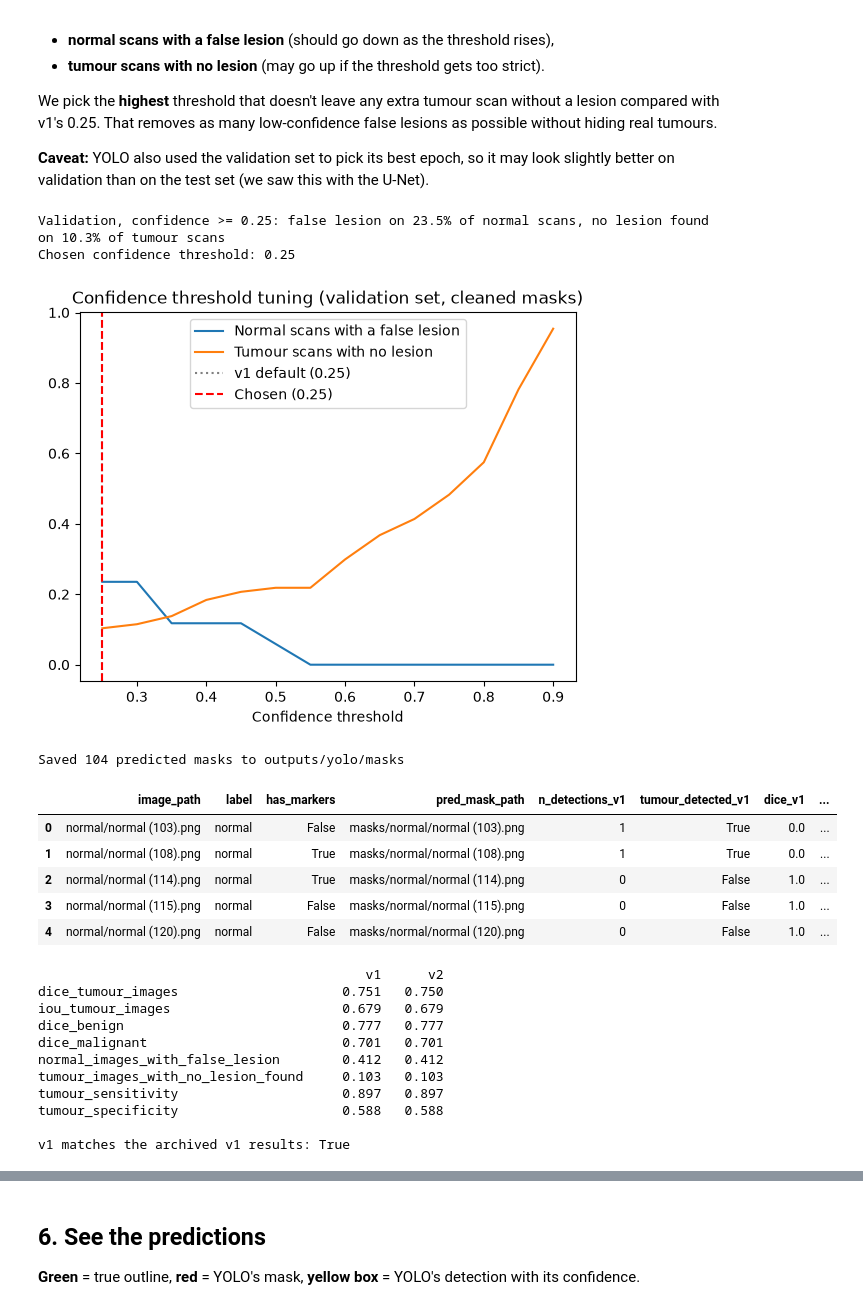
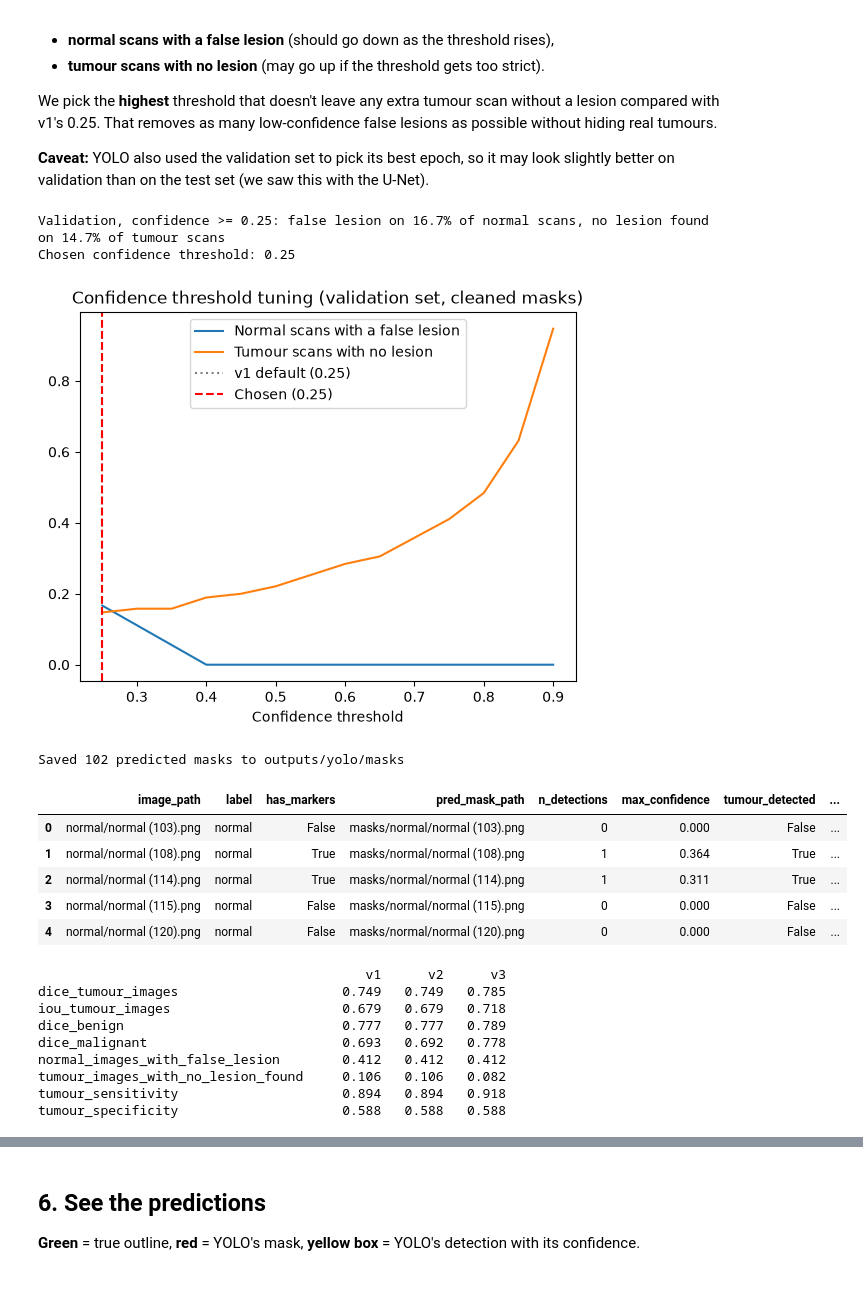
Before and after one commit to Prajwaln08/breast-cancer-detection, a Jupyter notebook: ultrasonic_scans/05_model_yolo.ipynb, the cells around one changed output, grey strips where cells are left out. Cells and saved outputs as stored; diff of their text form; code cells hidden in the pictures.

```diff
--- a/ultrasonic_scans/05_model_yolo.ipynb
+++ b/ultrasonic_scans/05_model_yolo.ipynb
@@ -63,6 +72,7 @@ from ultralytics import YOLO
 ## 2. Settings
 # %%
 DATA_DIR = Path('data')
+ARCHIVE_DIR = Path('outputs/archive')      # v3: v1 and v2 results, used for the comparison
 YOLO_DIR = Path('outputs/yolo')            # everything for this model is saved here
 DATASET_DIR = YOLO_DIR / 'dataset'         # data converted to YOLO format
 MASK_DIR = YOLO_DIR / 'masks'              # predicted test masks
@@ -77,7 +87,7 @@ CONF_THRESHOLD = 0.25           # v1: detections below this confidence are ignor
 MIN_LESION_PIXELS = 50          # same as the other notebooks: smaller regions are noise
 RANDOM_STATE = 42
 
-TRAIN = False                   # v2: False = reuse the saved model.pt, True = train a new model
+TRAIN = True                    # v3: True = train a new model on the v3 split, False = reuse the saved model.pt
 TUNE_CONF = True                # v2: tune the confidence threshold on the validation set
 CLEAN_MASKS = True              # v2: fill holes and drop small regions in predicted masks (same as the U-Net)
 MIN_REGION_PCT = 0.2            # v2: regions smaller than this % of the image are dropped (smallest real lesion is ~0.3%)
@@ -419,59 +519,55 @@ plt.legend()
 plt.savefig(YOLO_DIR / 'threshold_tuning.png', dpi=120, bbox_inches='tight')
 plt.show()
 # %% [output]
-Validation, confidence >= 0.25: false lesion on 23.5% of normal scans, no lesion found on 10.3% of tumour scans
+Validation, confidence >= 0.25: false lesion on 16.7% of normal scans, no lesion found on 14.7% of tumour scans
 Chosen confidence threshold: 0.25
-[figure, old version]
+[figure, new version]
 # %%
 rows, all_detections = [], {}
 for row in test_df.itertuples():
     found, shape = detect(best_model, Image.open(DATA_DIR / row.image_path))    # run YOLO once
     truth = load_true_mask(row.mask_paths)
-    raw, kept_v1 = combine(found, shape, CONF_THRESHOLD, clean=False)            # v1: confidence >= 0.25, no cleanup
-    pred, kept = combine(found, shape, CONF_THRESHOLD_V2, clean=CLEAN_MASKS)    # v2: tuned threshold + cleanup
+    pred, kept = combine(found, shape, CONF_THRESHOLD_V2, clean=CLEAN_MASKS)    # tuned threshold + cleanup
     all_detections[row.image_path] = kept
 
     mask_path = MASK_DIR / row.image_path                       # same layout as the U-Net masks
     mask_path.parent.mkdir(parents=True, exist_ok=True)
-    Image.fromarray(pred.astype(np.uint8) * 255).save(mask_path)   # v2 mask, used by 04_measure
+    Image.fromarray(pred.astype(np.uint8) * 255).save(mask_path)   # v3 mask, used by 04_measure
 
+    # v3: only the current model's results; v1 and v2 are read from the archive in the next cell
     rows.append({
         'image_path': row.image_path,
         'label': row.label,
         'has_markers': row.has_markers,
         'pred_mask_path': str(mask_path.relative_to(YOLO_DIR)),
-        'n_detections_v1': len(kept_v1),            # v2: keep the v1 results for comparison
-        'tumour_detected_v1': len(kept_v1) > 0,
-        'dice_v1': dice_score(raw, truth),
-        'iou_v1': iou_score(raw, truth),
-        'pred_area_px_v1': int(raw.sum()),
         'n_detections': len(kept),
         'max_confidence': max((d['confidence'] for d in kept), default=0.0),
-        'tumour_detected': int(pred.sum()) >= MIN_LESION_PIXELS,   # v2: a lesion is left after cleanup
+        'tumour_detected': int(pred.sum()) >= MIN_LESION_PIXELS,   # a lesion is left after cleanup
         'dice': dice_score(pred, truth),
         'iou': iou_score(pred, truth),
         'true_area_px': int(truth.sum()),
         'pred_area_px': int(pred.sum()),
     })
 
 results = pd.DataFrame(rows)
 results.to_csv(YOLO_DIR / 'test_predictions.csv', index=False)
 print(f'Saved {len(results)} predicted masks to {MASK_DIR}')
 results.head()
 # %% [output]
-Saved 104 predicted masks to outputs/yolo/masks
+Saved 102 predicted masks to outputs/yolo/masks
-|  | image_path | label | has_markers | pred_mask_path | n_detections_v1 | tumour_detected_v1 | dice_v1 | ... |
-| 0 | normal/normal (103).png | normal | False | masks/normal/normal (103).png | 1 | True | 0.0 | ... |
-| 1 | normal/normal (108).png | normal | True | masks/normal/normal (108).png | 1 | True | 0.0 | ... |
-| 2 | normal/normal (114).png | normal | True | masks/normal/normal (114).png | 0 | False | 1.0 | ... |
-| 3 | normal/normal (115).png | normal | False | masks/normal/normal (115).png | 0 | False | 1.0 | ... |
-| 4 | normal/normal (120).png | normal | False | masks/normal/normal (120).png | 0 | False | 1.0 | ... |
+|  | image_path | label | has_markers | pred_mask_path | n_detections | max_confidence | tumour_detected | ... |
+| 0 | normal/normal (103).png | normal | False | masks/normal/normal (103).png | 0 | 0.000 | False | ... |
+| 1 | normal/normal (108).png | normal | True | masks/normal/normal (108).png | 1 | 0.364 | True | ... |
+| 2 | normal/normal (114).png | normal | True | masks/normal/normal (114).png | 1 | 0.311 | True | ... |
+| 3 | normal/normal (115).png | normal | False | masks/normal/normal (115).png | 0 | 0.000 | False | ... |
+| 4 | normal/normal (120).png | normal | False | masks/normal/normal (120).png | 0 | 0.000 | False | ... |
 # %%
 tumour = results['label'] != 'normal'
 
 
-def compute_metrics(frame, version='v2'):
-    """All test scores for one version: 'v1' (confidence >= 0.25, no cleanup) or 'v2' (tuned threshold + cleanup)."""
+def compute_metrics(frame, version='v3'):
+    """All test scores for one version. 'v1' reads the v1 columns (confidence >= 0.25, no cleanup) of the
+    archived v2 file; 'v2' and 'v3' read the normal columns (tuned threshold + cleanup)."""
     s = '_v1' if version == 'v1' else ''
     label = frame['label'].values
     is_tumour_img = label != 'normal'
@@ -493,29 +589,23 @@ def compute_metrics(frame, version='v2'):
     }
 
 
-metrics_v1 = compute_metrics(results, 'v1')
-metrics_v2 = compute_metrics(results, 'v2')
+# v3: v1 and v2 from the archived per-image results, same images in the same order as the current test set
+archived = (pd.read_csv(ARCHIVE_DIR / 'v2_postprocessing' / 'yolo' / 'test_predictions.csv')
+            .set_index('image_path').loc[results['image_path']].reset_index())
+versions = {'v1': (archived, 'v1'), 'v2': (archived, 'v2'), 'v3': (results, 'v3')}
+version_metrics = {name: compute_metrics(frame, version) for name, (frame, version) in versions.items()}
 
-print(f"{'':36s} {'v1':>7s} {'v2':>7s}")
-for name in metrics_v2:
-    print(f'{name:36s} {metrics_v1[name]:7.3f} {metrics_v2[name]:7.3f}')
-
-# v2: sanity check - v1 here should match the archived v1 run (same model, same scoring)
-archived = Path('outputs/archive/v1_baseline/yolo/metrics.json')
-if archived.exists():
-    old = json.loads(archived.read_text())
-    same = all(abs(old[k] - metrics_v1[k]) < 1e-6 for k in metrics_v1 if k in old)
-    print('\nv1 matches the archived v1 results:', same)
+print(f"{'':36s} " + ' '.join(f'{name:>7s}' for name in versions))
+for key in version_metrics['v3']:
+    print(f'{key:36s} ' + ' '.join(f'{version_metrics[name][key]:7.3f}' for name in versions))
 # %% [output]
-                                          v1      v2
-dice_tumour_images                     0.751   0.750
-iou_tumour_images                      0.679   0.679
-dice_benign                            0.777   0.777
-dice_malignant                         0.701   0.701
-normal_images_with_false_lesion        0.412   0.412
-tumour_images_with_no_lesion_found     0.103   0.103
-tumour_sensitivity                     0.897   0.897
-tumour_specificity                     0.588   0.588
-
-v1 matches the archived v1 results: True
+                                          v1      v2      v3
+dice_tumour_images                     0.749   0.749   0.785
+iou_tumour_images                      0.679   0.679   0.718
+dice_benign                            0.777   0.777   0.789
+dice_malignant                         0.693   0.692   0.778
+normal_images_with_false_lesion        0.412   0.412   0.412
+tumour_images_with_no_lesion_found     0.106   0.106   0.082
+tumour_sensitivity                     0.894   0.894   0.918
+tumour_specificity                     0.588   0.588   0.588
 # %% [markdown]
```
Also changed, not shown: parts of 16 cells of this notebook, 1 other file.
